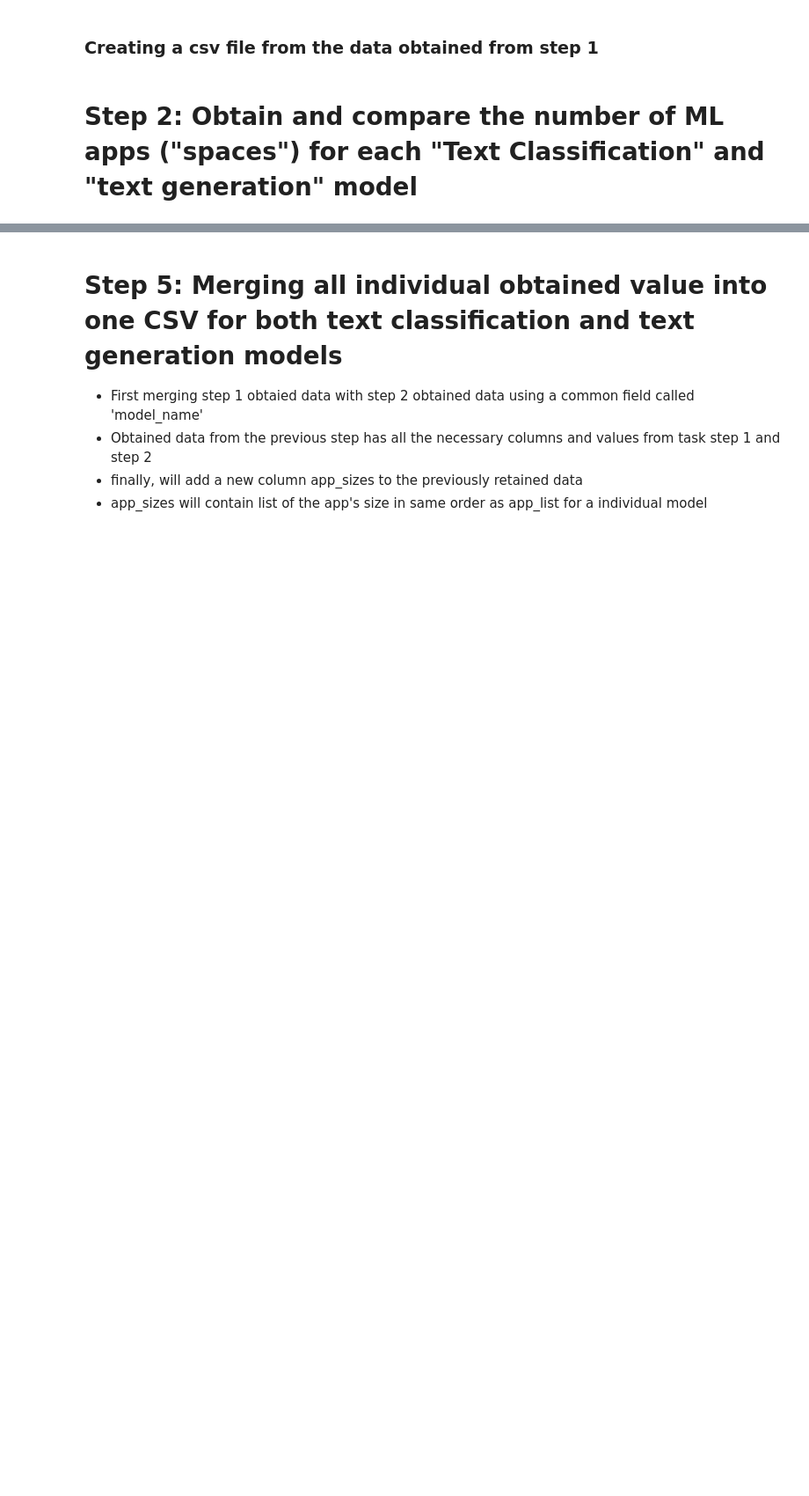
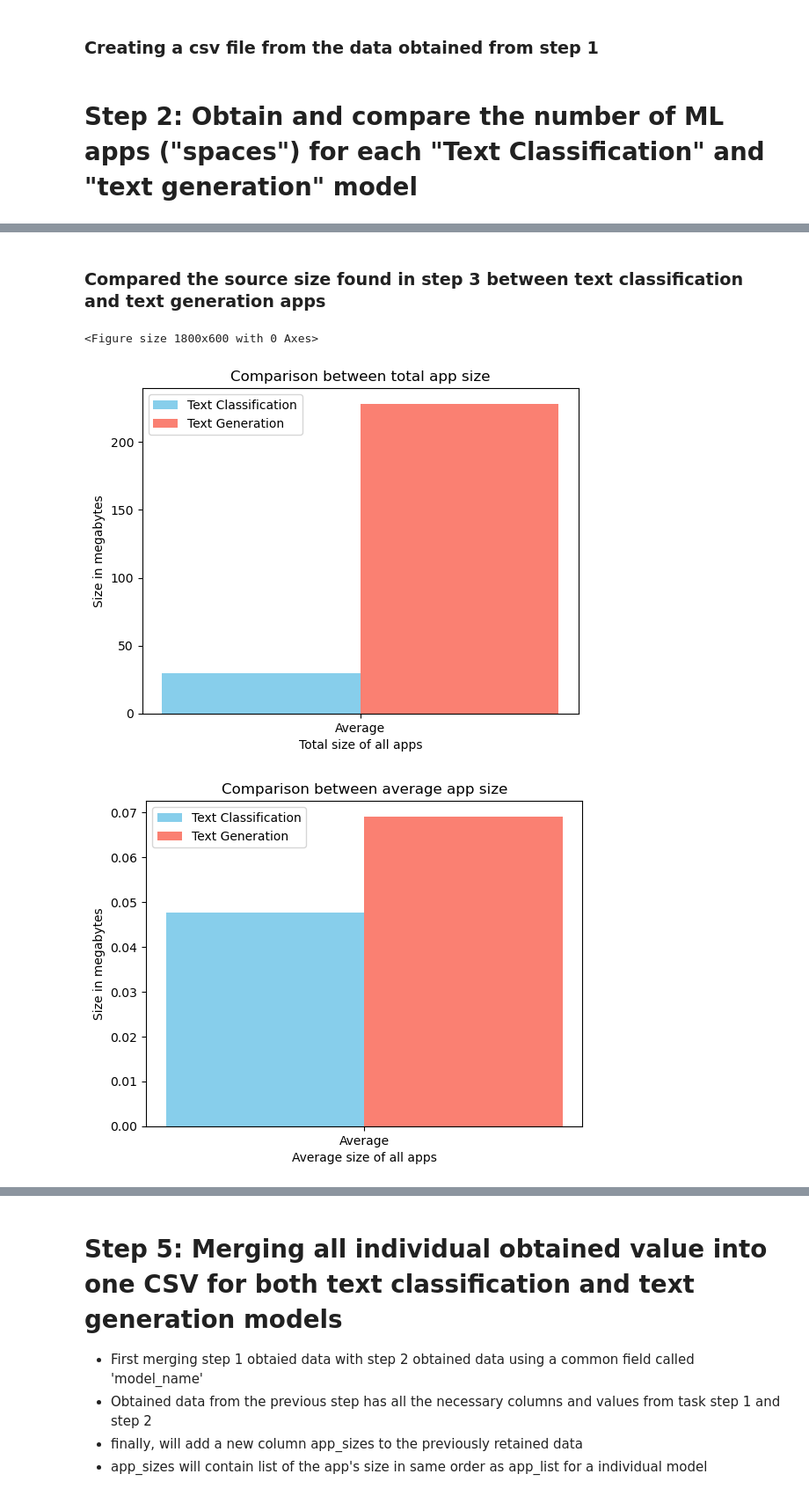
Before and after one commit to Zahin52/classifier_vs_generator, a Jupyter notebook: classifier vs generator.ipynb, the cells around one changed output, grey strips where cells are left out. Shown at 88% size. Cells and saved outputs as stored; diff of their text form; code cells hidden in the pictures; blank space fills up the shorter version.

```diff
--- a/classifier vs generator.ipynb
+++ b/classifier vs generator.ipynb
@@ -177,4 +232,58 @@ async def source_size_calc():
 
 loop = asyncio.get_event_loop()
 class_app_source_sizes,gen_app_source_sizes=loop.run_until_complete(source_size_calc())
+# %% [markdown]
+### Compared the source size found in step 3 between text classification and text generation apps
+# %%
+# Create DataFrames
+df1 = pd.DataFrame(class_app_source_sizes)
+df2 = pd.DataFrame(gen_app_source_sizes)
+
+df1_size=df1['size'].values
+df2_size=df2['size'].values
+
+# Set the figure size
+plt.figure(figsize=(18, 6))
+# labels = ['Average']
+
+x = range(len(labels))
+width = 0.35
+
+fig, ax = plt.subplots()
+rects1 = ax.bar(x, sum(df1_size)/ (1024 * 1024), width, label='Text Classification',color="skyblue")
+rects2 = ax.bar([i + width for i in x], sum(df2_size)/ (1024 * 1024), width, label='Text Generation',color="salmon")
+
+ax.set_xlabel('Total size of all apps')
+ax.set_ylabel('Size in megabytes')
+ax.set_title('Comparison between total app size')
+ax.set_xticks([i + width / 2 for i in x])
+ax.set_xticklabels("Total")
+ax.legend()
+
+
+average1 = sum(df1_size) / len(df1_size)
+average2 = sum(df2_size) / len(df2_size)
+
+# Example 2: Grouped Bar Chart
+# labels = ['Average']
+
+x = range(len(labels))
+width = 0.35
+
+fig, ax = plt.subplots()
+rects1 = ax.bar(x, average1/ (1024 * 1024), width, label='Text Classification',color="skyblue")
+rects2 = ax.bar([i + width for i in x], average2/ (1024 * 1024), width, label='Text Generation',color="salmon")
+
+ax.set_xlabel('Average size of all apps')
+ax.set_ylabel('Size in megabytes')
+ax.set_title('Comparison between average app size')
+ax.set_xticks([i + width / 2 for i in x])
+ax.set_xticklabels(labels)
+ax.legend()
+# Show the plot
+plt.show()
+# %% [output]
+<Figure size 1800x600 with 0 Axes>
+[figure, added]
+[figure, added]
 # %% [markdown]
```
Also changed, not shown: parts of 11 cells of this notebook, 8 other files.
